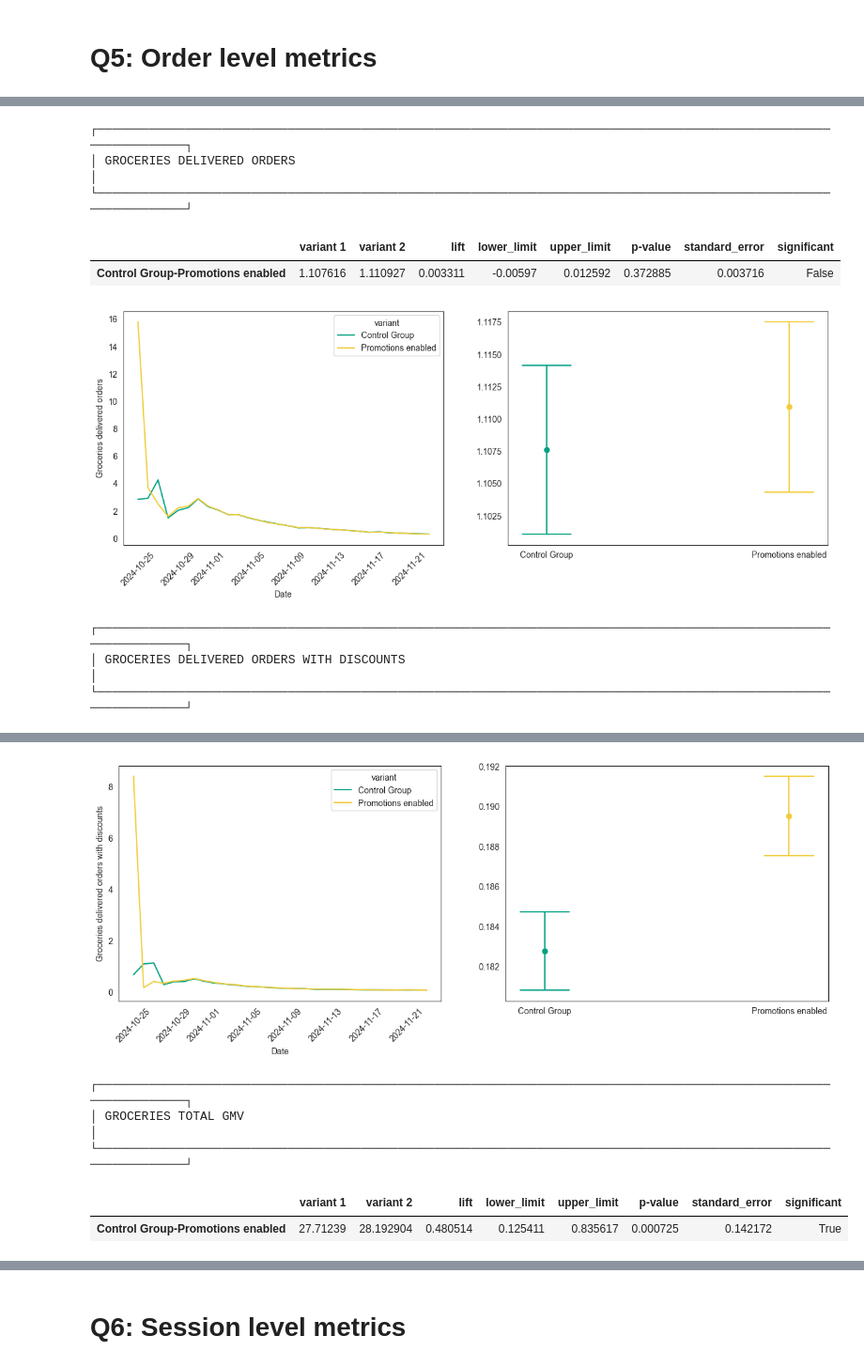
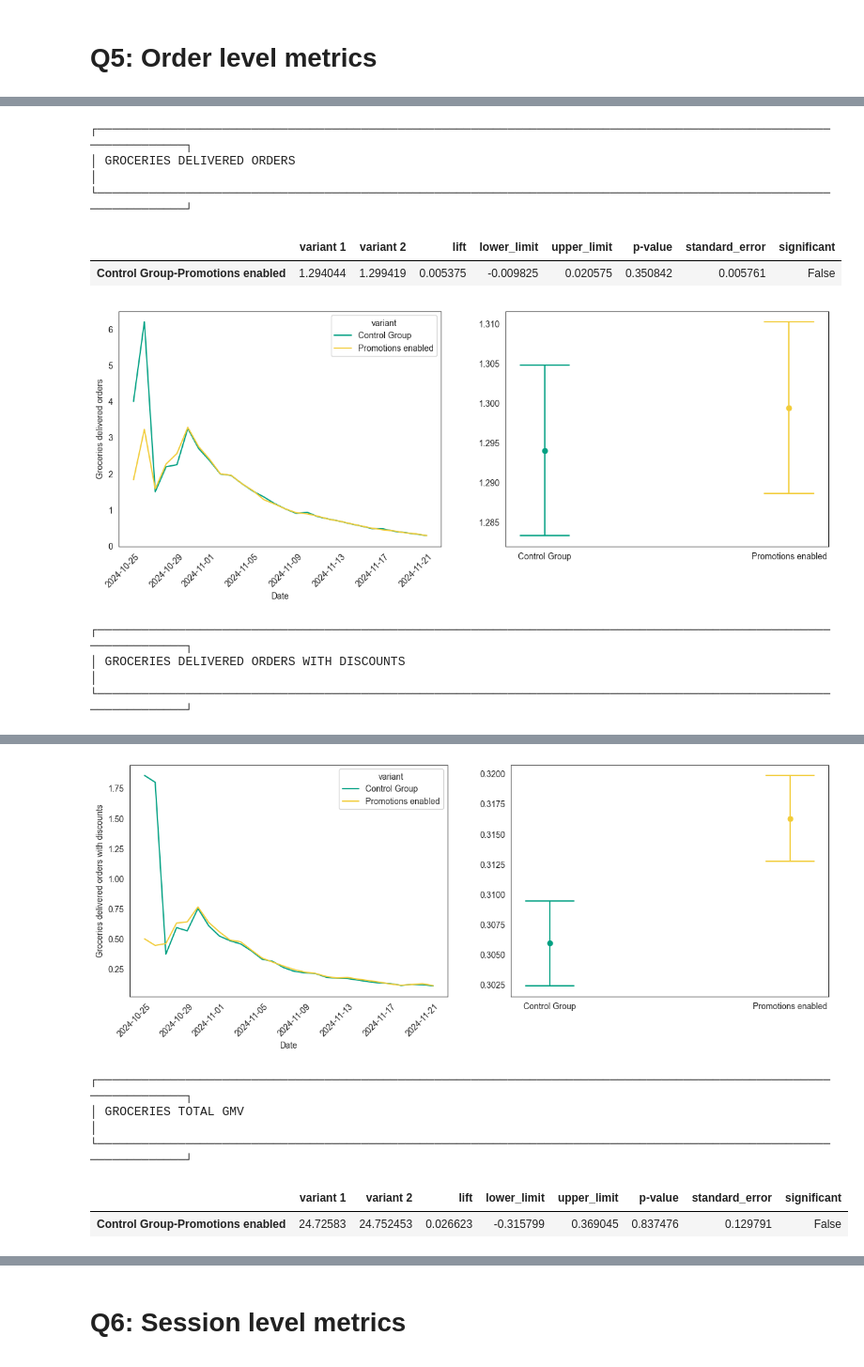
Before and after one commit to JordiCremades4444/central-node, a Jupyter notebook: notebooks/981_2024_12_02_surfacing_promos/surfacing_promos_m2.ipynb, the cells around one changed output, grey strips where cells are left out. Shown at 94% size. Drawn from its saved outputs; the diff is of its cells as text; code cells hidden in the pictures.

Commit message:
surfacing promos analysis after mada meeting

```diff
--- a/notebooks/981_2024_12_02_surfacing_promos/surfacing_promos_m2.ipynb
+++ b/notebooks/981_2024_12_02_surfacing_promos/surfacing_promos_m2.ipynb
@@ -258 +272,7 @@ df
+# %%
+df['perc_gmv_from_discounts'] = df['groceries_discounted_gmv']/df['groceries_total_gmv']
+df['perc_gmv_from_discounts'] = df['perc_gmv_from_discounts'].fillna(0)
+
+df['aov'] = df['groceries_total_gmv']/df['groceries_delivered_orders']
+df['aov'] = df['aov'].fillna(0)
 # %%
@@ -271,3 +290,0 @@ result_df
-# %%
-df['aov'] = df['groceries_delivered_orders_with_discounts']/df['groceries_delivered_orders']
-df['aov'] = df['aov'].fillna(0)
@@ -291,5 +291,4 @@ Index(['customer_id', 'variant', 'first_exposure_at',
 # %%
-### Orders and GMV
 from glovo_experimentation_analytics.analytics.experiment import Experiment
 
 df['date'] = pd.to_datetime(df['first_exposure_at'])
@@ -297,8 +296,8 @@ df['date'] = pd.to_datetime(df['first_exposure_at'])
 experiment_config = {
         "name": "Surfacing promos for Groceries",
         "hypothesis": "New surfacing promotions will increase the number of customers that interact with Promotions",
-        "start_date": "2024-07-04",
-        "end_date": "2024-08-16",
+        "start_date": "2024-10-26",
+        "end_date": "2024-11-22",
         "treatment_col": "variant",
         "metrics": [
             {
@@ -329,6 +328,20 @@ experiment_config = {
                 "cluster_cols" : ["customer_id"],
                 "metric_col": "groceries_discounted_gmv",
             },
+            {
+                "metric_name": "Groceries delivered AOV Eur",
+                "df": df,
+                "analysis_type": "ttest",
+                "cluster_cols" : ["customer_id"],
+                "metric_col": "aov",
+            },
+            {
+                "metric_name": "Percentage GMV from Discounts",
+                "df": df,
+                "analysis_type": "ttest",
+                "cluster_cols" : ["customer_id"],
+                "metric_col": "perc_gmv_from_discounts",
+            },
         ],
         "variants": [
             {"name": "Control Group", "description": "Control", "control": True},
@@ -364,8 +376,8 @@ exp_fin.full_analysis()
 │ GROCERIES DELIVERED ORDERS                                                                                      │
 └─────────────────────────────────────────────────────────────────────────────────────────────────────────────────┘
 |  | variant 1 | variant 2 | lift | lower_limit | upper_limit | p-value | standard_error | significant |
-| Control Group-Promotions enabled | 1.107616 | 1.110927 | 0.003311 | -0.00597 | 0.012592 | 0.372885 | 0.003716 | False |
+| Control Group-Promotions enabled | 1.294044 | 1.299419 | 0.005375 | -0.009825 | 0.020575 | 0.350842 | 0.005761 | False |
-[figure, old version]
+[figure, new version]
 ┌─────────────────────────────────────────────────────────────────────────────────────────────────────────────────┐
 │ GROCERIES DELIVERED ORDERS WITH DISCOUNTS                                                                       │
 └─────────────────────────────────────────────────────────────────────────────────────────────────────────────────┘
@@ -374,6 +386,6 @@ exp_fin.full_analysis()
-[figure, old version]
+[figure, new version]
 ┌─────────────────────────────────────────────────────────────────────────────────────────────────────────────────┐
 │ GROCERIES TOTAL GMV                                                                                             │
 └─────────────────────────────────────────────────────────────────────────────────────────────────────────────────┘
 |  | variant 1 | variant 2 | lift | lower_limit | upper_limit | p-value | standard_error | significant |
-| Control Group-Promotions enabled | 27.71239 | 28.192904 | 0.480514 | 0.125411 | 0.835617 | 0.000725 | 0.142172 | True |
+| Control Group-Promotions enabled | 24.72583 | 24.752453 | 0.026623 | -0.315799 | 0.369045 | 0.837476 | 0.129791 | False |
```
Also changed, not shown: parts of 12 cells of this notebook, 5 other files.
